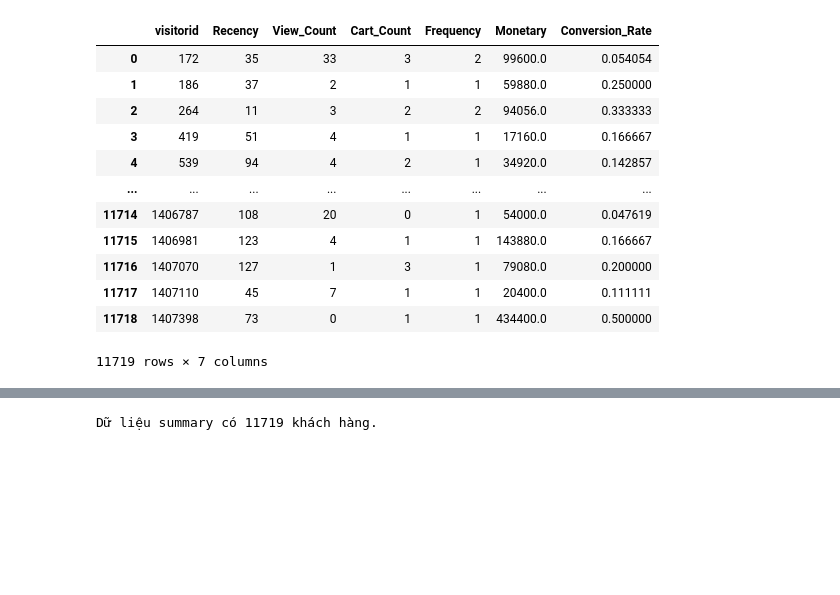
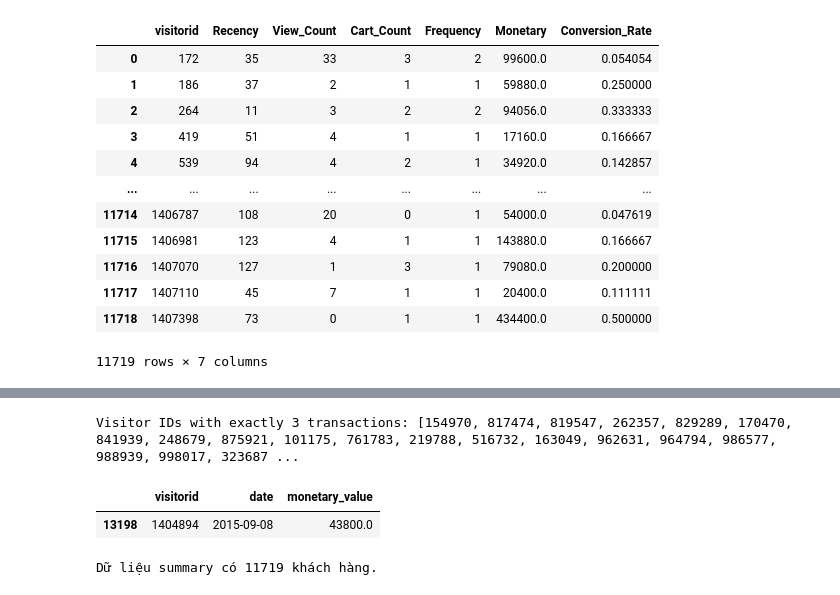
Before and after one commit to bluff-king/Customer-Segment-Personalization, a Jupyter notebook: CRISPDM/04 CLV.ipynb, the cells around one changed output, grey strips where cells are left out. Drawn from its saved outputs; the diff is of its cells as text; code cells hidden in the pictures; blank space fills up the shorter version.

```diff
--- a/CRISPDM/04 CLV.ipynb
+++ b/CRISPDM/04 CLV.ipynb
@@ -37,2 +103,15 @@ customers_df
+# %%
+# To get the visitorid(s) with exactly k transactions:
+k = 3  # change this to the desired number of transactions
+visitor_ids_with_k_transactions = grouped['visitorid'].value_counts()
+visitor_ids_with_k_transactions = visitor_ids_with_k_transactions[visitor_ids_with_k_transactions == k].index.tolist()
+print(f"Visitor IDs with exactly {k} transactions:", visitor_ids_with_k_transactions)
+# %% [output]
+Visitor IDs with exactly 3 transactions: [154970, 817474, 819547, 262357, 829289, 170470, 841939, 248679, 875921, 101175, 761783, 219788, 516732, 163049, 962631, 964794, 986577, 988939, 998017, 323687 ...
+# %%
+grouped[grouped['visitorid'] == 1404894]
+# %% [output]
+|  | visitorid | date | monetary_value |
+| 13198 | 1404894 | 2015-09-08 | 43800.0 |
 # %%
 clv_data = summary_data_from_transaction_data(
```
Also changed, not shown: parts of 13 cells of this notebook, 1 other file.
